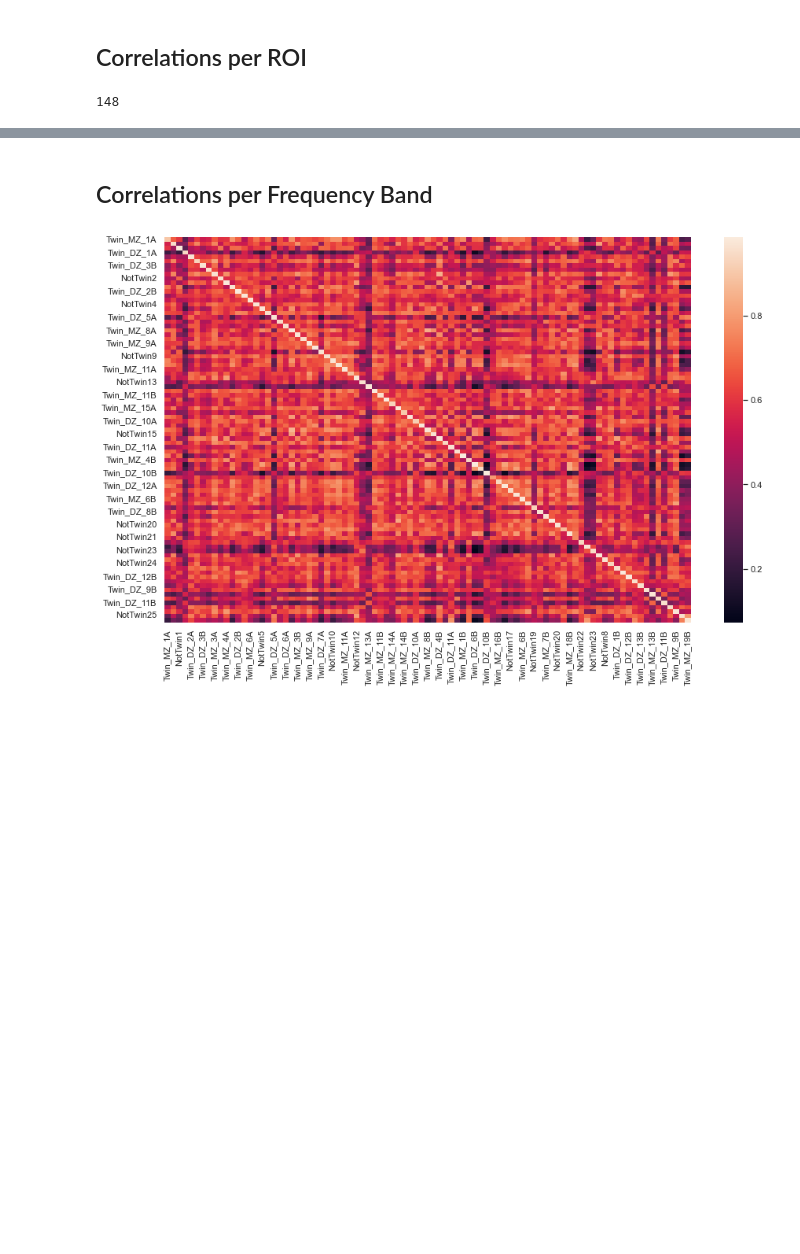
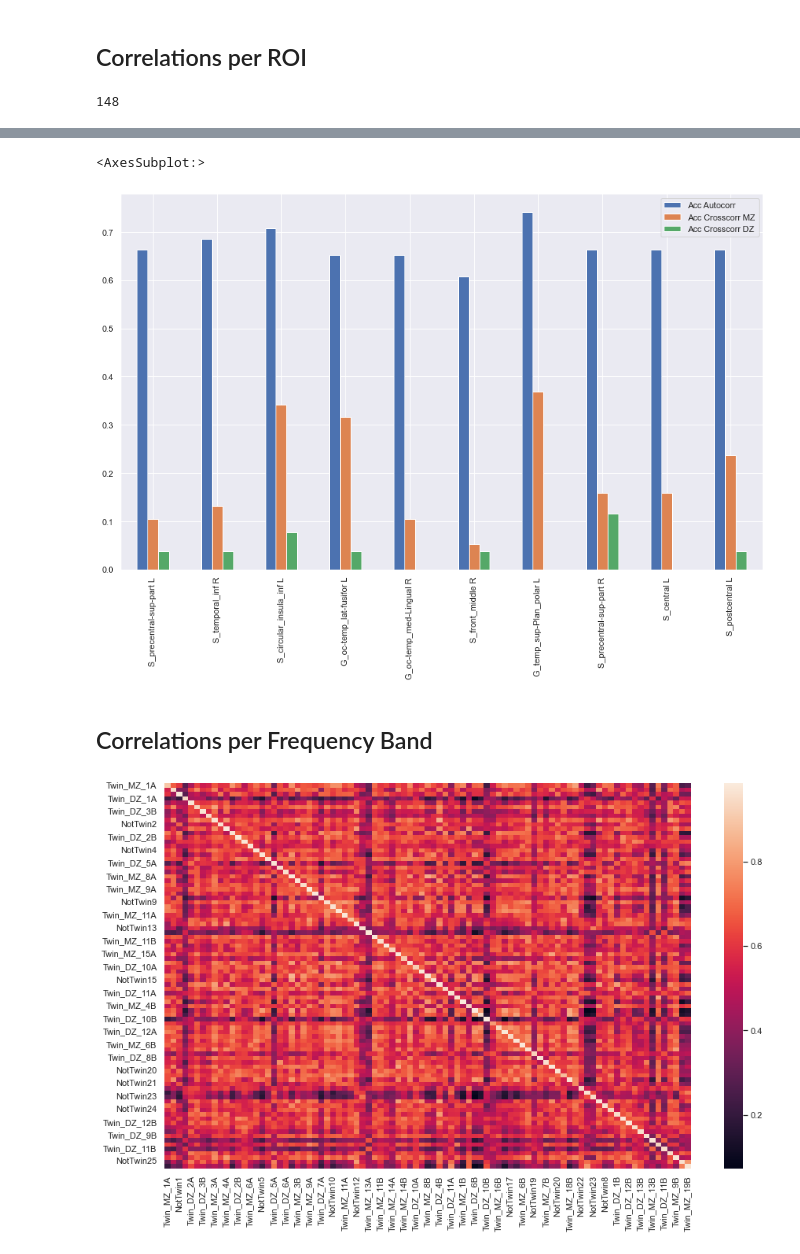
Before and after one commit to Epideixx/Fingerprints_Twins, a Jupyter notebook: PSD_processing.ipynb, the cells around one changed output, grey strips where cells are left out. Saved outputs shown, nothing was run; the diff lists cells and outputs as text; code cells hidden in the pictures; blank space fills up the shorter version.

```diff
--- a/PSD_processing.ipynb
+++ b/PSD_processing.ipynb
@@ -384,3 +432,8 @@ len(list_ROI)
+# %%
+df_ROI.sample(n = 10).plot(kind = 'bar', figsize = (15, 9))
+# %% [output]
+<AxesSubplot:>
+[figure, added]
 # %%
 # Correlation 1 vs 1 per ROI
 # %%
```
Also changed, not shown: parts of 5 cells of this notebook.
